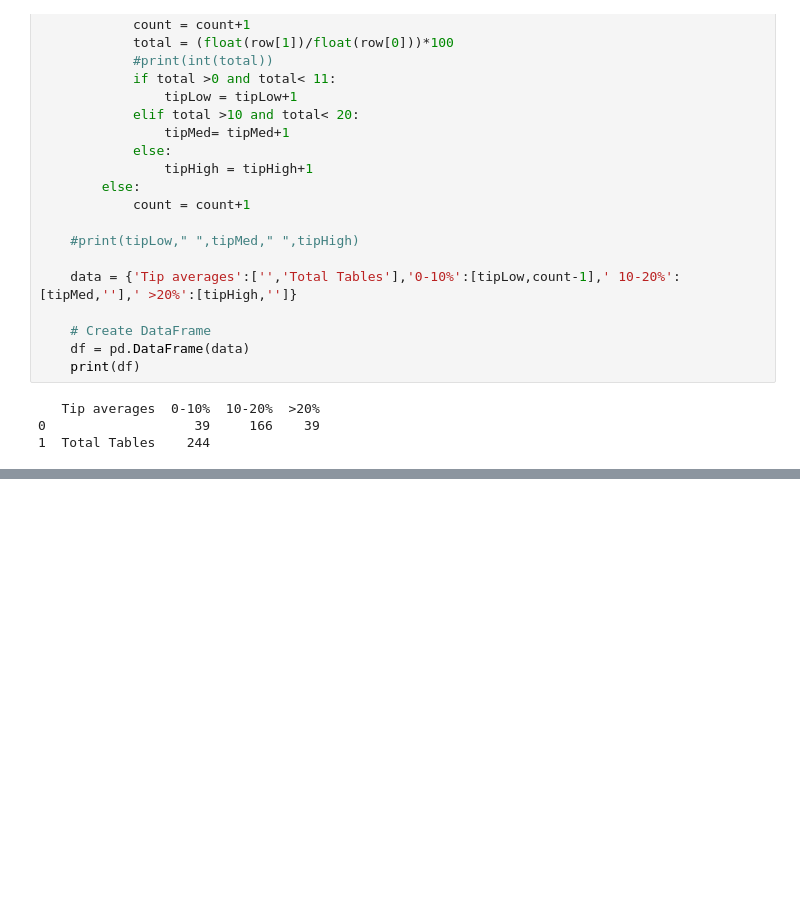
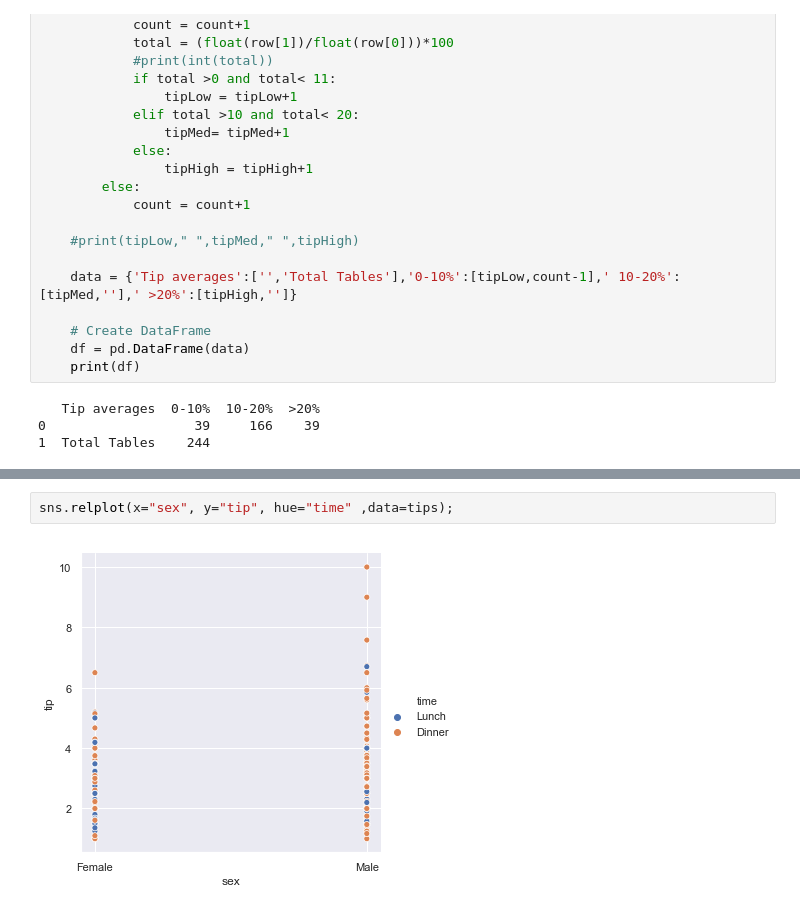
Before and after one commit to EoinStankard/DataAnalysisFundamentals_Assignment, a Jupyter notebook: TipsDataset_Assignment.ipynb, the cells around one changed output, grey strips where cells are left out. Saved outputs shown, nothing was run; the diff lists cells and outputs as text; blank space fills up the shorter version.

```diff
--- a/TipsDataset_Assignment.ipynb
+++ b/TipsDataset_Assignment.ipynb
@@ -94,0 +103,4 @@ with open("tips.csv",'r') as df:
+# %%
+sns.relplot(x="sex", y="tip", hue="time" ,data=tips);
+# %% [output]
+[figure, added]
```
Also changed, not shown: parts of 6 cells of this notebook.
